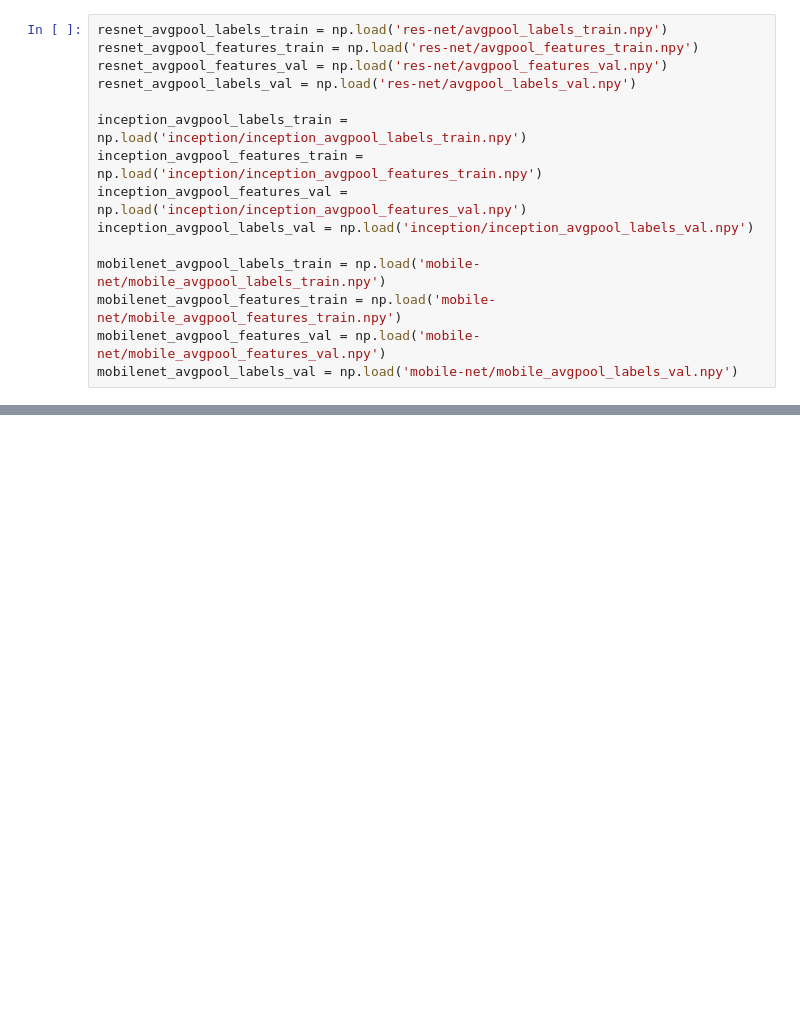
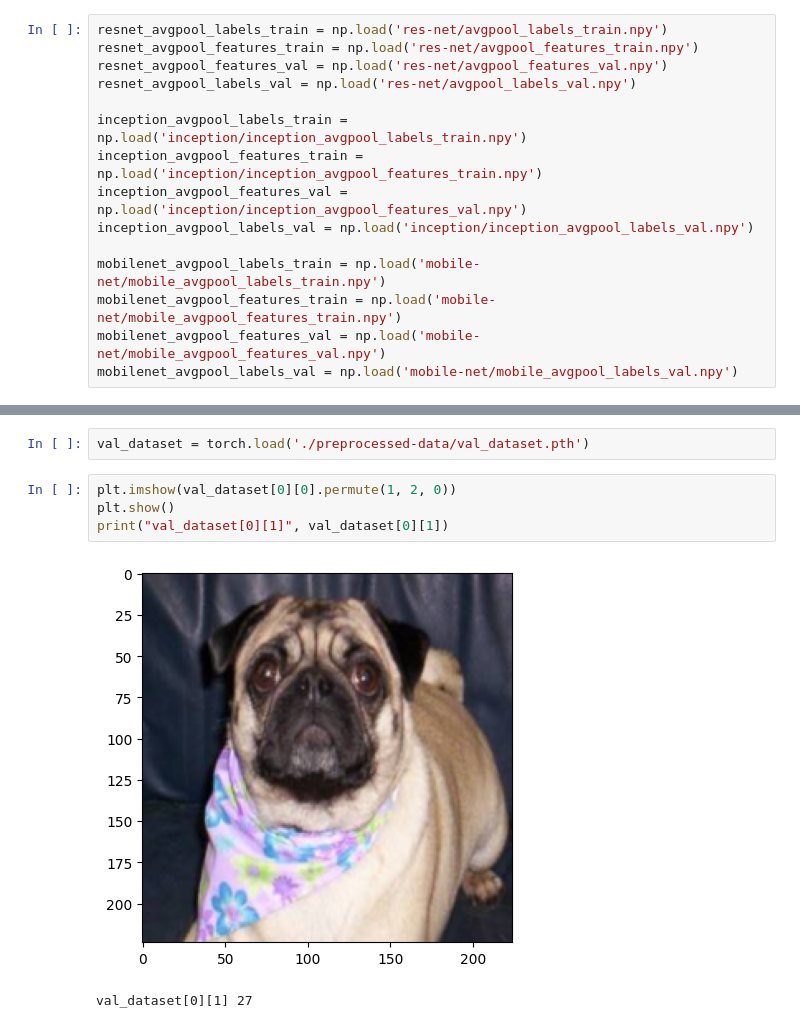
Before and after one commit to DevNerds2020/Deeplearning-image-classification, a Jupyter notebook: phase3.ipynb, the cells around one changed output, grey strips where cells are left out. Drawn from its saved outputs; the diff is of its cells as text; blank space fills up the shorter version.

```diff
--- a/phase3.ipynb
+++ b/phase3.ipynb
@@ -37,0 +87,9 @@ mobilenet_avgpool_labels_val = np.load('mobile-net/mobile_avgpool_labels_val.npy
+# %%
+val_dataset = torch.load('./preprocessed-data/val_dataset.pth')
+# %%
+plt.imshow(val_dataset[0][0].permute(1, 2, 0))
+plt.show()
+print("val_dataset[0][1]", val_dataset[0][1])
+# %% [output]
+[figure, added]
+val_dataset[0][1] 27
```
Also changed, not shown: parts of 23 cells of this notebook, 4 other files.
